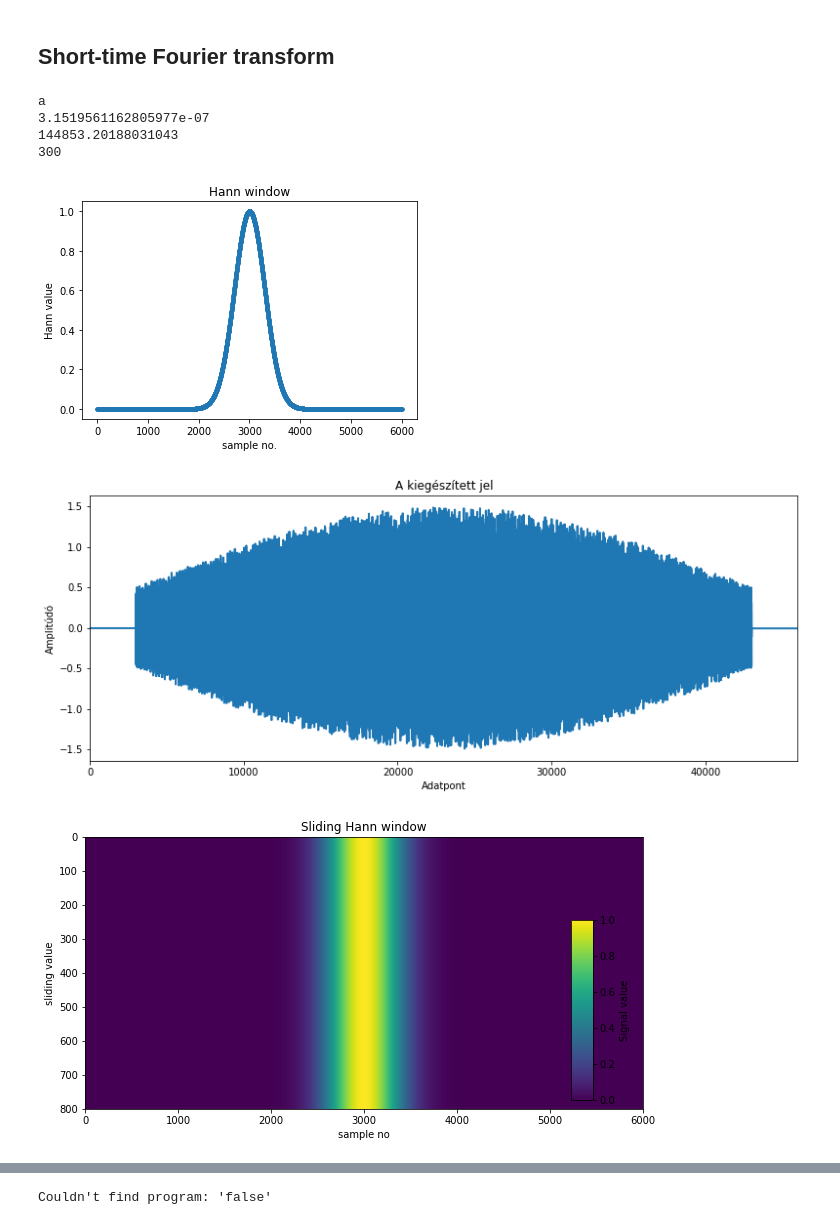
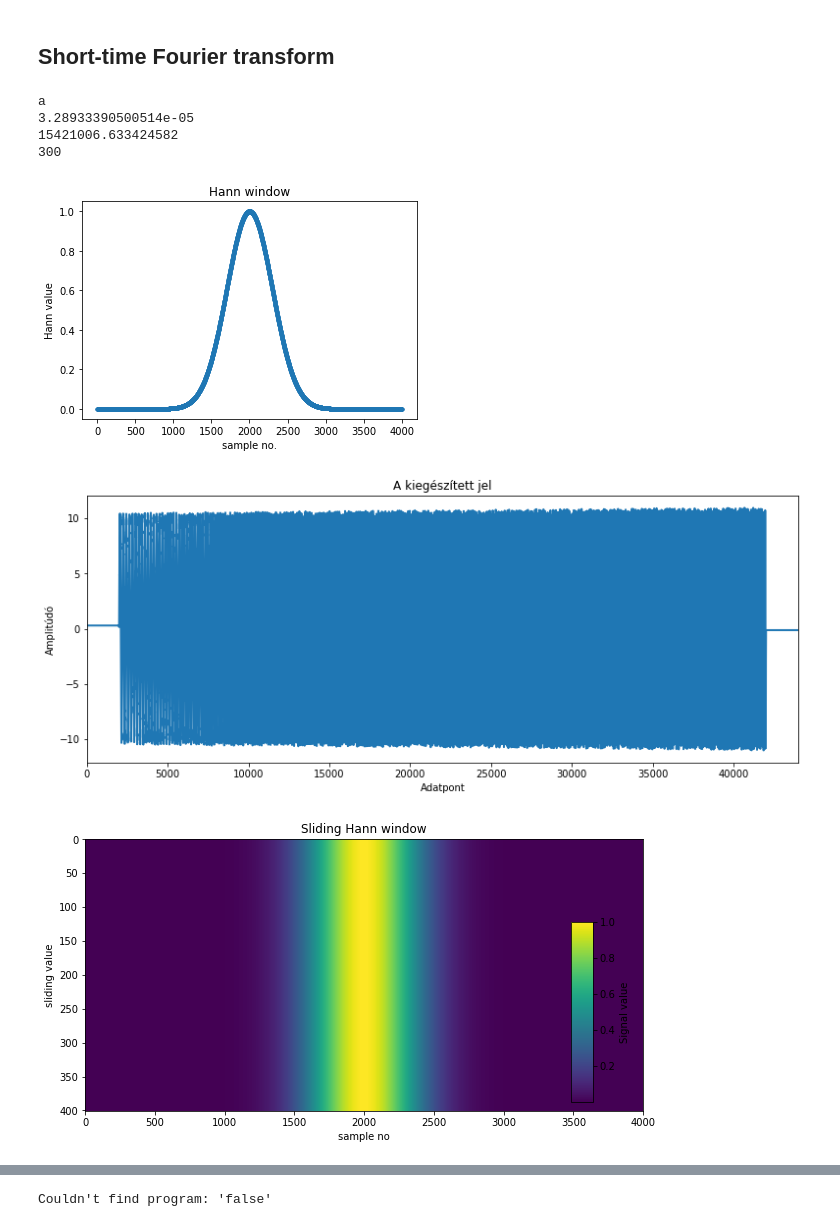
Before and after one commit to martonvavrik/fusion_research, a Jupyter notebook: waves.ipynb, the cells around one changed output, grey strips where cells are left out. Cells and saved outputs as stored; diff of their text form; code cells hidden in the pictures.

```diff
--- a/waves.ipynb
+++ b/waves.ipynb
@@ -299,8 +299,8 @@ Couldn't find program: 'false'
 ## Short-time Fourier transform
 # %%
 t0=time.time()
-win_r = 3000 #1000
-d_win=50#random.randint(200,300)
+win_r = 2000 #1000
+d_win=100#random.randint(200,300)
 std=300 #150
 win_base = scipy.signal.gaussian(2*win_r+1, std=std)#np.wining(2*win_r+1)
 
@@ -346,35 +346,35 @@ for i in range(int(samples/d_win+0.9)):
         z_win[i] = win[i] * (z_padded_s [d_win*i:d_win*i+win_r+win_r+1]-np.average(z_padded_s [d_win*i:d_win*i+win_r+win_r+1]))
     #z_win[i] = win[i] * (z_padded_s [d_win*i:d_win*i+win_r+win_r+1])
 
 plt.figure(figsize=(9,9))
 plt.imshow(z_win,aspect='auto',cmap='bwr')#, extent=(min_t*s_rate/d_win,max_t*s_rate/d_win,max_t*s_rate,min_t*s_rate)
 plt.title('Gauss ablak + eredeti jel')
 plt.xlabel('Adatpont')
 plt.ylabel('Ablak elcsúsztatása')
 plt.subplots_adjust(right=0.88)
 cax = plt.axes([0.90, 0.23, 0.03, 0.54])
 plt.colorbar(cax=cax).set_label('Amplitúdó')
 plt.savefig('z_win.pdf')
 #plt.show()
 
 z_win_fft = np.zeros((int(samples/d_win+0.9), win_r*2+1))
 for i in range(int(samples/d_win+0.9)):
     if i % 1000 == 0:
         print('a')
     if i<1000001:
         z_win_fft[i] = np.abs(scipy.fftpack.fft(z_win[i]))
 t1=time.time()
 
 print(z_win_fft.min()**2)
 print(z_win_fft.max()**2)
 print(std)
 
 z_win_fft_cutted = (z_win_fft.T)**2
 # %% [output]
 a
-3.1519561162805977e-07
-144853.20188031043
+3.28933390500514e-05
+15421006.633424582
 300
-[figure, old version]
+[figure, new version]
-[figure, old version]
+[figure, new version]
-[figure, old version]
+[figure, new version]
```
Also changed, not shown: parts of 8 cells of this notebook.
